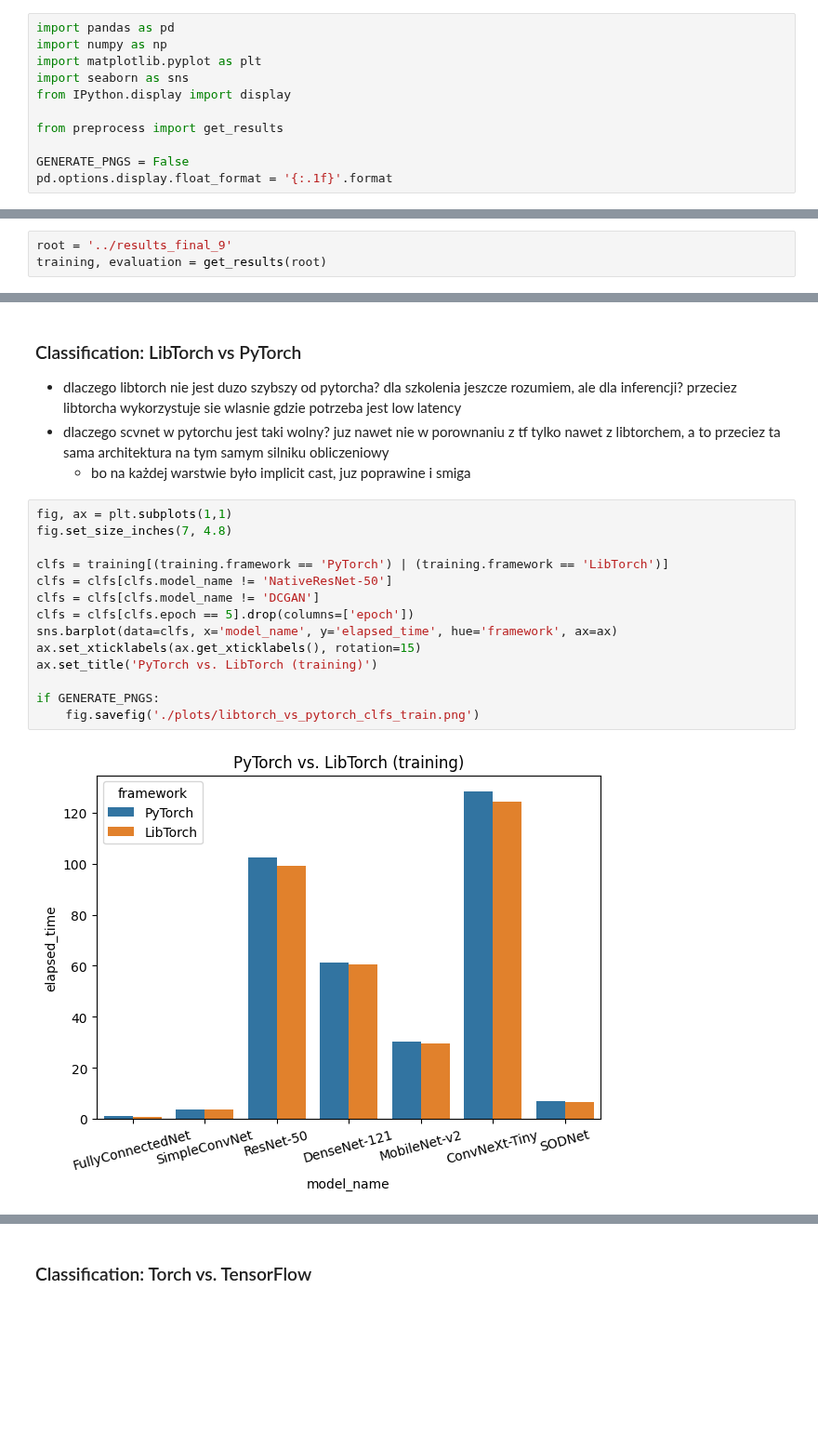
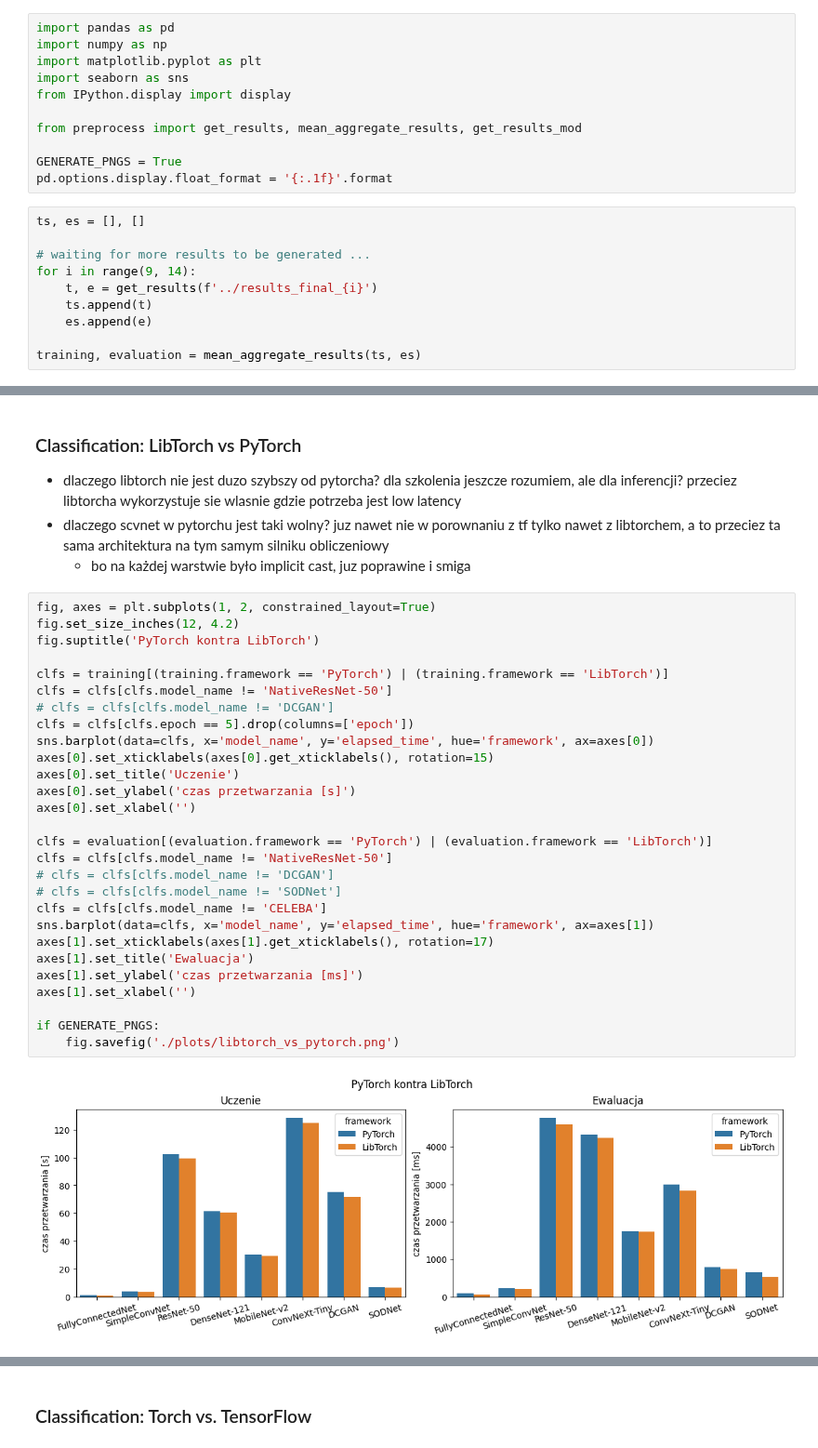
Before and after one commit to mihawb/dnn-lang-comparison, a Jupyter notebook: analysis/rolling_analysis.ipynb, the cells around one changed output, grey strips where cells are left out. Shown at 93% size. Cells and saved outputs as stored; diff of their text form; blank space fills up the shorter version.

```diff
--- a/analysis/rolling_analysis.ipynb
+++ b/analysis/rolling_analysis.ipynb
@@ -5,13 +5,20 @@ import matplotlib.pyplot as plt
 import seaborn as sns
 from IPython.display import display
 
-from preprocess import get_results
+from preprocess import get_results, mean_aggregate_results, get_results_mod
 
-GENERATE_PNGS = False
+GENERATE_PNGS = True
 pd.options.display.float_format = '{:.1f}'.format
+# %%
+ts, es = [], []
+
+# waiting for more results to be generated ...
+for i in range(9, 14):
+	t, e = get_results(f'../results_final_{i}')
+	ts.append(t)
+	es.append(e)
+
+training, evaluation = mean_aggregate_results(ts, es)
 # %% [markdown]
 ### LibTorch: native and imported models
-# %%
-root = '../results_final_9'
-training, evaluation = get_results(root)
 # %%
@@ -51,18 +57,32 @@ if GENERATE_PNGS:
 * dlaczego scvnet w pytorchu jest taki wolny? juz nawet nie w porownaniu z tf tylko nawet z libtorchem, a to przeciez ta sama architektura na tym samym silniku obliczeniowy
   * bo na każdej warstwie było implicit cast, juz poprawine i smiga
 # %%
-fig, ax = plt.subplots(1,1)
-fig.set_size_inches(7, 4.8)
+fig, axes = plt.subplots(1, 2, constrained_layout=True)
+fig.set_size_inches(12, 4.2)
+fig.suptitle('PyTorch kontra LibTorch')
 
 clfs = training[(training.framework == 'PyTorch') | (training.framework == 'LibTorch')]
 clfs = clfs[clfs.model_name != 'NativeResNet-50']
-clfs = clfs[clfs.model_name != 'DCGAN']
+# clfs = clfs[clfs.model_name != 'DCGAN']
 clfs = clfs[clfs.epoch == 5].drop(columns=['epoch'])
-sns.barplot(data=clfs, x='model_name', y='elapsed_time', hue='framework', ax=ax)
-ax.set_xticklabels(ax.get_xticklabels(), rotation=15)
-ax.set_title('PyTorch vs. LibTorch (training)')
+sns.barplot(data=clfs, x='model_name', y='elapsed_time', hue='framework', ax=axes[0])
+axes[0].set_xticklabels(axes[0].get_xticklabels(), rotation=15)
+axes[0].set_title('Uczenie')
+axes[0].set_ylabel('czas przetwarzania [s]')
+axes[0].set_xlabel('')
+
+clfs = evaluation[(evaluation.framework == 'PyTorch') | (evaluation.framework == 'LibTorch')]
+clfs = clfs[clfs.model_name != 'NativeResNet-50']
+# clfs = clfs[clfs.model_name != 'DCGAN']
+# clfs = clfs[clfs.model_name != 'SODNet']
+clfs = clfs[clfs.model_name != 'CELEBA']
+sns.barplot(data=clfs, x='model_name', y='elapsed_time', hue='framework', ax=axes[1])
+axes[1].set_xticklabels(axes[1].get_xticklabels(), rotation=17)
+axes[1].set_title('Ewaluacja')
+axes[1].set_ylabel('czas przetwarzania [ms]')
+axes[1].set_xlabel('')
 
 if GENERATE_PNGS:
-	fig.savefig('./plots/libtorch_vs_pytorch_clfs_train.png')
+	fig.savefig('./plots/libtorch_vs_pytorch.png')
 # %% [output]
-[figure, old version]
+[figure, new version]
```
Also changed, not shown: parts of 17 cells of this notebook, 5 other files.
